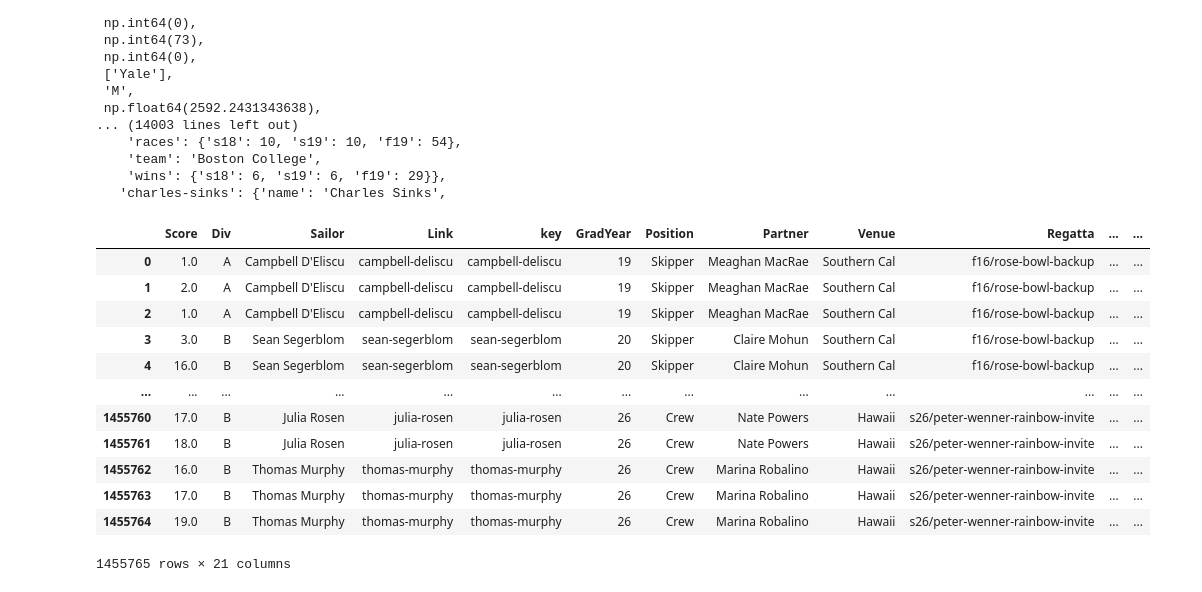
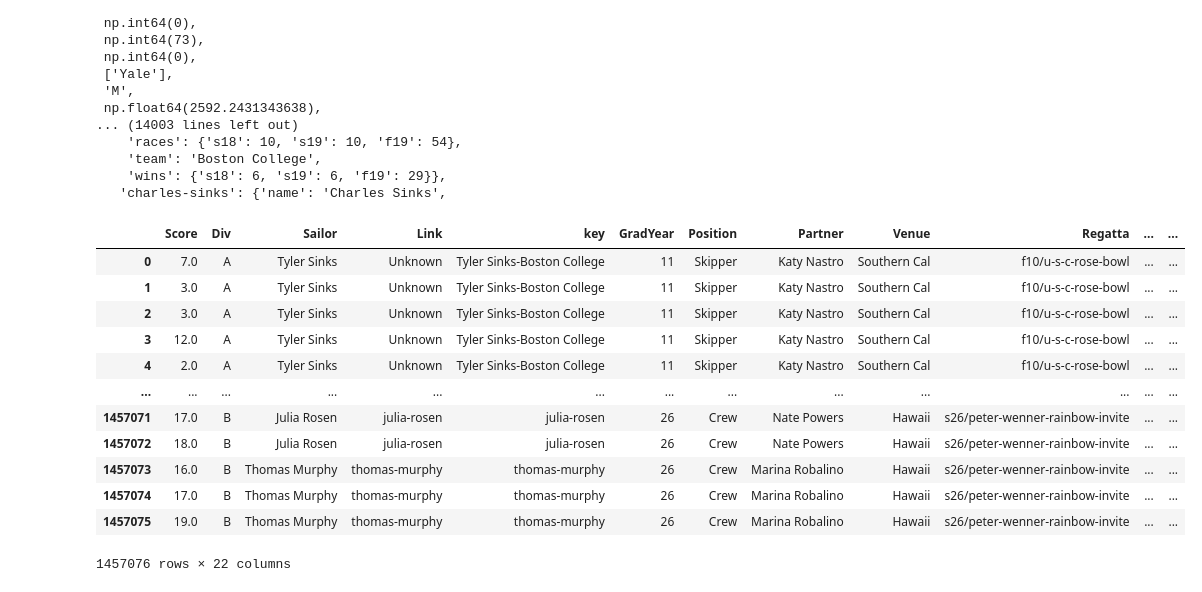
Before and after one commit to 7fi/sailing-rating-calculation, a Jupyter notebook: refactor/testing.ipynb, the cells around one changed output. Cells and saved outputs as stored; diff of their text form; code cells hidden in the pictures.

```diff
--- a/refactor/testing.ipynb
+++ b/refactor/testing.ipynb
@@ -83,24 +83,24 @@ def updateSailorRatings(args):
 test = pd.read_json("./../sailors-latest.json")
 # %%
 # test = pd.read_json("./../sailors-latest.json")
-test = pd.read_json("./../racesfrtest.json")
+# test = pd.read_json("./../racesfrtest.json")
 # test.to_parquet("racesfrtest.parquet", index=False)
-# test = pd.read_parquet("./../sailors-latest.parquet")
+test = pd.read_parquet("./../racesfrtest.parquet")
 # test.loc[test['key'] == 'gabriel-gabe-morreale-2028', 'id'] = 3138450
 # test['id'] = pd.to_numeric(test['id'], errors='coerce', downcast='integer')
 # test.to_parquet("./../sailors-latest.parquet", index=False)
 test
 # %% [output]
 |  | Score | Div | Sailor | Link | key | GradYear | Position | Partner | Venue | Regatta | ... | ... |
-| 0 | 1.0 | A | Campbell D'Eliscu | campbell-deliscu | campbell-deliscu | 19 | Skipper | Meaghan MacRae | Southern Cal | f16/rose-bowl-backup | ... | ... |
-| 1 | 2.0 | A | Campbell D'Eliscu | campbell-deliscu | campbell-deliscu | 19 | Skipper | Meaghan MacRae | Southern Cal | f16/rose-bowl-backup | ... | ... |
-| 2 | 1.0 | A | Campbell D'Eliscu | campbell-deliscu | campbell-deliscu | 19 | Skipper | Meaghan MacRae | Southern Cal | f16/rose-bowl-backup | ... | ... |
-| 3 | 3.0 | B | Sean Segerblom | sean-segerblom | sean-segerblom | 20 | Skipper | Claire Mohun | Southern Cal | f16/rose-bowl-backup | ... | ... |
-| 4 | 16.0 | B | Sean Segerblom | sean-segerblom | sean-segerblom | 20 | Skipper | Claire Mohun | Southern Cal | f16/rose-bowl-backup | ... | ... |
+| 0 | 7.0 | A | Tyler Sinks | Unknown | Tyler Sinks-Boston College | 11 | Skipper | Katy Nastro | Southern Cal | f10/u-s-c-rose-bowl | ... | ... |
+| 1 | 3.0 | A | Tyler Sinks | Unknown | Tyler Sinks-Boston College | 11 | Skipper | Katy Nastro | Southern Cal | f10/u-s-c-rose-bowl | ... | ... |
+| 2 | 3.0 | A | Tyler Sinks | Unknown | Tyler Sinks-Boston College | 11 | Skipper | Katy Nastro | Southern Cal | f10/u-s-c-rose-bowl | ... | ... |
+| 3 | 12.0 | A | Tyler Sinks | Unknown | Tyler Sinks-Boston College | 11 | Skipper | Katy Nastro | Southern Cal | f10/u-s-c-rose-bowl | ... | ... |
+| 4 | 2.0 | A | Tyler Sinks | Unknown | Tyler Sinks-Boston College | 11 | Skipper | Katy Nastro | Southern Cal | f10/u-s-c-rose-bowl | ... | ... |
 | ... | ... | ... | ... | ... | ... | ... | ... | ... | ... | ... | ... | ... |
-| 1455760 | 17.0 | B | Julia Rosen | julia-rosen | julia-rosen | 26 | Crew | Nate Powers | Hawaii | s26/peter-wenner-rainbow-invite | ... | ... |
-| 1455761 | 18.0 | B | Julia Rosen | julia-rosen | julia-rosen | 26 | Crew | Nate Powers | Hawaii | s26/peter-wenner-rainbow-invite | ... | ... |
-| 1455762 | 16.0 | B | Thomas Murphy | thomas-murphy | thomas-murphy | 26 | Crew | Marina Robalino | Hawaii | s26/peter-wenner-rainbow-invite | ... | ... |
-| 1455763 | 17.0 | B | Thomas Murphy | thomas-murphy | thomas-murphy | 26 | Crew | Marina Robalino | Hawaii | s26/peter-wenner-rainbow-invite | ... | ... |
-| 1455764 | 19.0 | B | Thomas Murphy | thomas-murphy | thomas-murphy | 26 | Crew | Marina Robalino | Hawaii | s26/peter-wenner-rainbow-invite | ... | ... |
+| 1457071 | 17.0 | B | Julia Rosen | julia-rosen | julia-rosen | 26 | Crew | Nate Powers | Hawaii | s26/peter-wenner-rainbow-invite | ... | ... |
+| 1457072 | 18.0 | B | Julia Rosen | julia-rosen | julia-rosen | 26 | Crew | Nate Powers | Hawaii | s26/peter-wenner-rainbow-invite | ... | ... |
+| 1457073 | 16.0 | B | Thomas Murphy | thomas-murphy | thomas-murphy | 26 | Crew | Marina Robalino | Hawaii | s26/peter-wenner-rainbow-invite | ... | ... |
+| 1457074 | 17.0 | B | Thomas Murphy | thomas-murphy | thomas-murphy | 26 | Crew | Marina Robalino | Hawaii | s26/peter-wenner-rainbow-invite | ... | ... |
+| 1457075 | 19.0 | B | Thomas Murphy | thomas-murphy | thomas-murphy | 26 | Crew | Marina Robalino | Hawaii | s26/peter-wenner-rainbow-invite | ... | ... |
-1455765 rows × 21 columns
+1457076 rows × 22 columns
```
Also changed, not shown: 6 other files.
